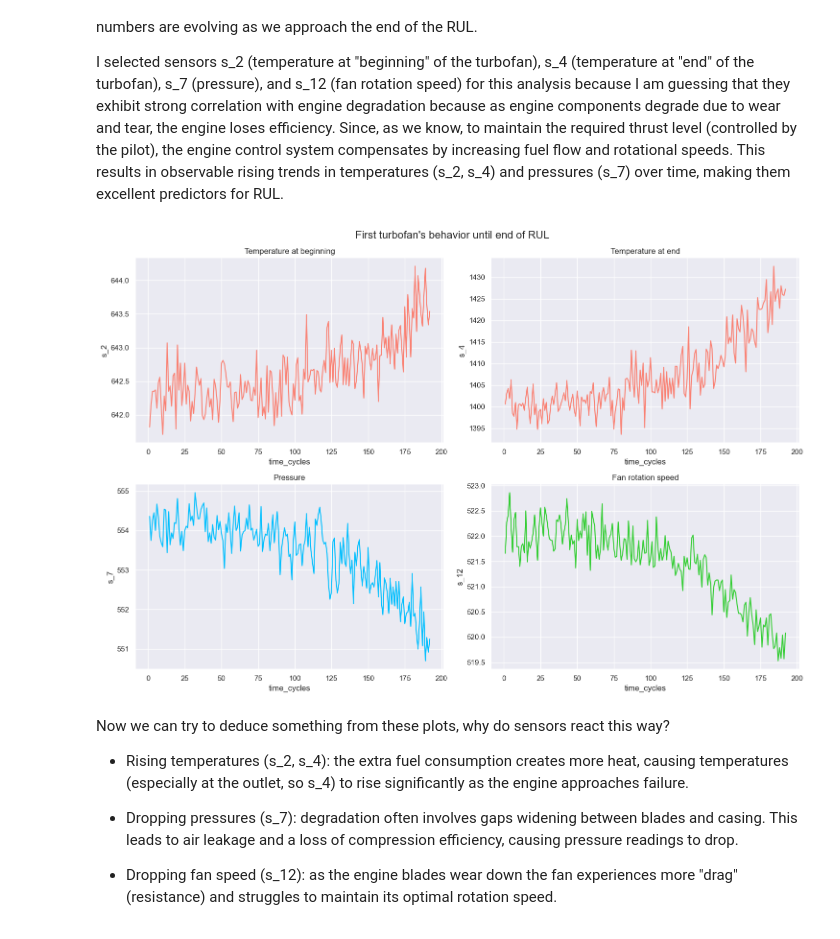
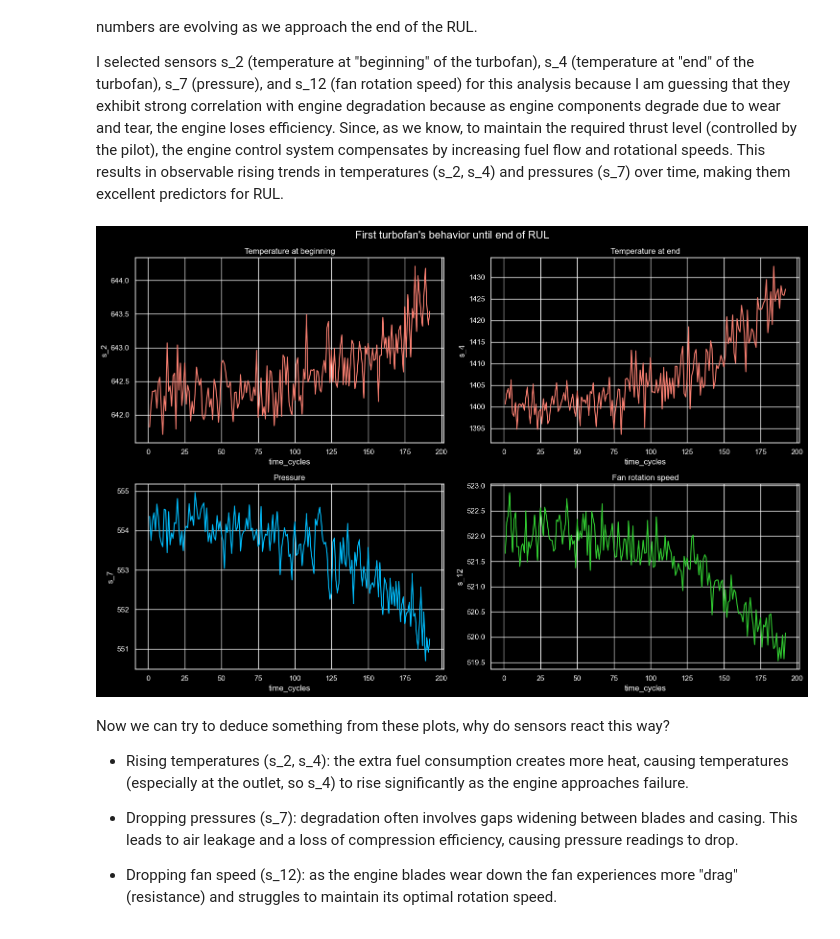
Before and after one commit to ahmedbda/nasa-turbofan-rul-ml, a Jupyter notebook: NASA_Rul_Project.ipynb, the cells around one changed output. Drawn from its saved outputs; the diff is of its cells as text; code cells hidden in the pictures.

```diff
--- a/NASA_Rul_Project.ipynb
+++ b/NASA_Rul_Project.ipynb
@@ -101,29 +101,30 @@ I selected sensors s_2 (temperature at "beginning" of the turbofan), s_4 (temper
 # %%
 # creating a new dataframe containing only the first turbofan's data to plot it
 turbofan_1 = df_train[df_train['unit_nr'] == 1]
 
 # creating the figure that we will plot on
 fig, axes = plt.subplots(2, 2, figsize=(15, 10))
 fig.suptitle('First turbofan\'s behavior until end of RUL', fontsize=16, family="Arial")
 
 # initializing some variables we will need for our plot
 sensors_to_plot = ["s_2", "s_4", "s_7", "s_12"]
 subplot_titles = ["Temperature at beginning", "Temperature at end", "Pressure", "Fan rotation speed"]
 subplot_colors = ["salmon","salmon","deepskyblue","limegreen"]
 axes_to_plot = [[0,0],[0,1],[1,0],[1,1]]
 
 # plotting with seaborn while using our newly made dataframe and our variables as parameters
 for i in range(4):
     row, col = axes_to_plot[i]
     sns.lineplot(data=turbofan_1, x='time_cycles', y=sensors_to_plot[i], ax=axes[row, col], color=subplot_colors[i]).set(title=subplot_titles[i])
 
 # setting the theme and using the layout function to avoid overlapping with our four plots and displaying the plot
 sns.set_theme()
 plt.tight_layout()
-plt.savefig('img/first_turbofan_behavior.png')
+plt.style.use("dark_background")
+plt.savefig('img/first_turbofan_behavior.png', transparent=True)
 plt.show()
 # %% [output]
-[figure, old version]
+[figure, new version]
 # %% [markdown]
 Now we can try to deduce something from these plots, why do sensors react this way?
 
```
Also changed, not shown: parts of 3 cells of this notebook.
